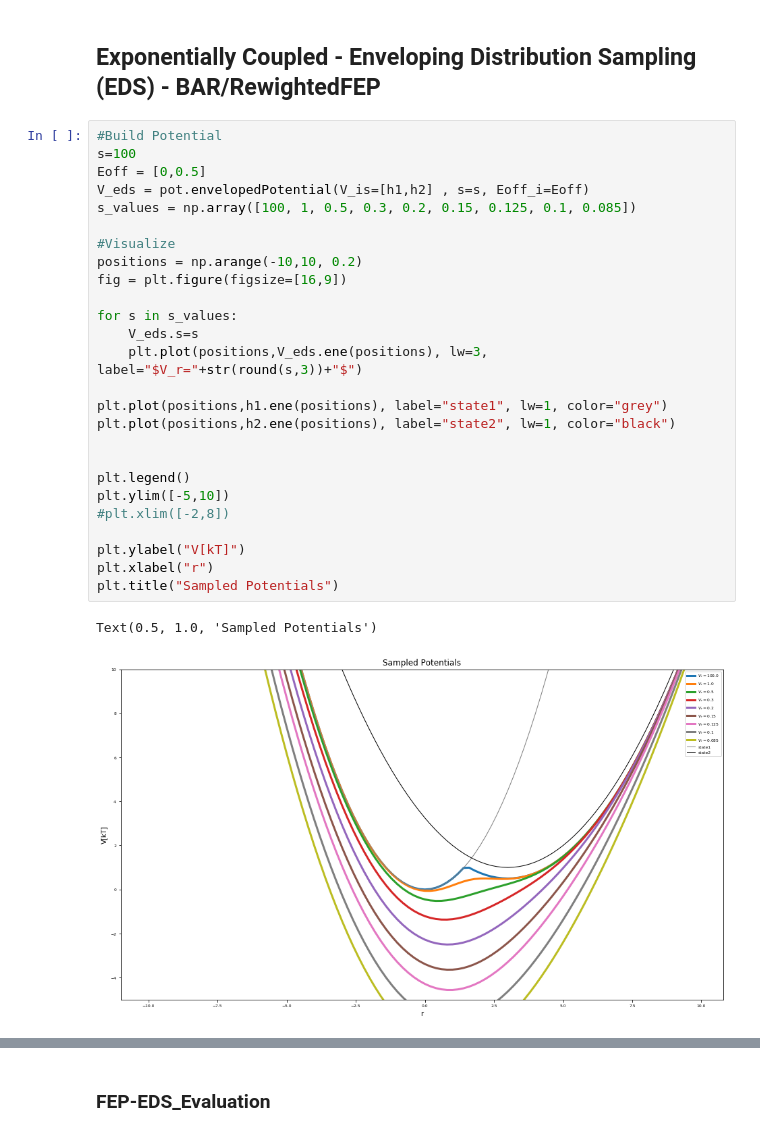
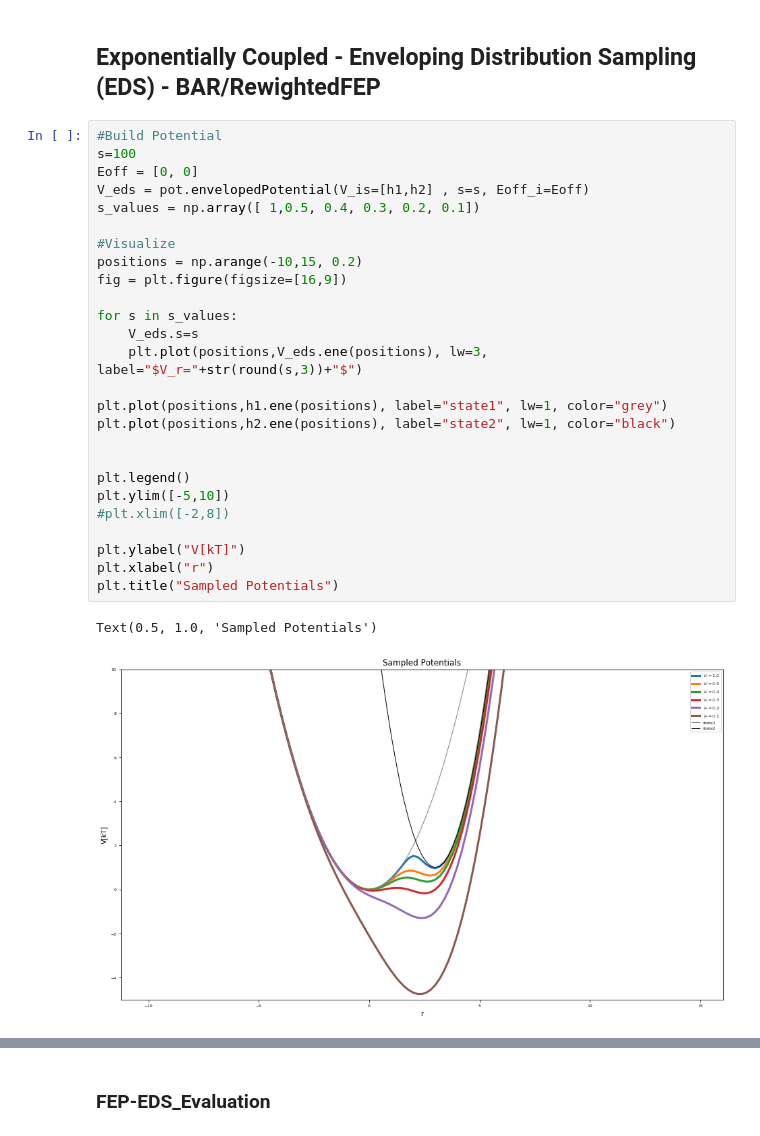
Before and after one commit to rinikerlab/Ensembler, a Jupyter notebook: examples/FreeEnergyCalculationSimulation.ipynb, the cells around one changed output, grey strips where cells are left out. Drawn from its saved outputs; the diff is of its cells as text.

```diff
--- a/examples/FreeEnergyCalculationSimulation.ipynb
+++ b/examples/FreeEnergyCalculationSimulation.ipynb
@@ -503,30 +505,30 @@ Difference: 0.17086463165
 # %%
 #Build Potential
 s=100
-Eoff = [0,0.5]
+Eoff = [0, 0]
 V_eds = pot.envelopedPotential(V_is=[h1,h2] , s=s, Eoff_i=Eoff)
-s_values = np.array([100, 1, 0.5, 0.3, 0.2, 0.15, 0.125, 0.1, 0.085])
+s_values = np.array([ 1,0.5, 0.4, 0.3, 0.2, 0.1])
 
 #Visualize
-positions = np.arange(-10,10, 0.2)
+positions = np.arange(-10,15, 0.2)
 fig = plt.figure(figsize=[16,9])
 
 for s in s_values:
     V_eds.s=s
     plt.plot(positions,V_eds.ene(positions), lw=3, label="$V_r="+str(round(s,3))+"$")
 
 plt.plot(positions,h1.ene(positions), label="state1", lw=1, color="grey")
 plt.plot(positions,h2.ene(positions), label="state2", lw=1, color="black")
 
 
 plt.legend()
 plt.ylim([-5,10])
 #plt.xlim([-2,8])
 
 plt.ylabel("V[kT]")
 plt.xlabel("r")
 plt.title("Sampled Potentials")
 # %% [output]
 Text(0.5, 1.0, 'Sampled Potentials')
-[figure, old version]
+[figure, new version]
 # %%
```
Also changed, not shown: parts of 46 cells of this notebook, 9 other files.
